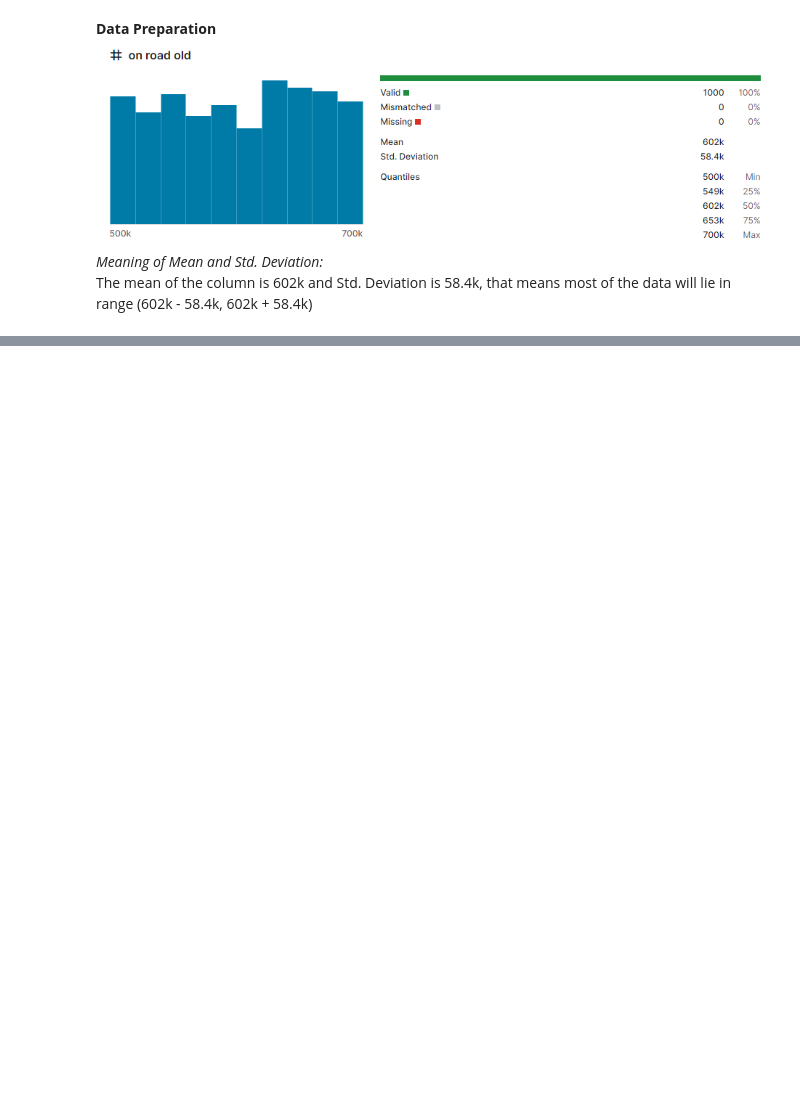
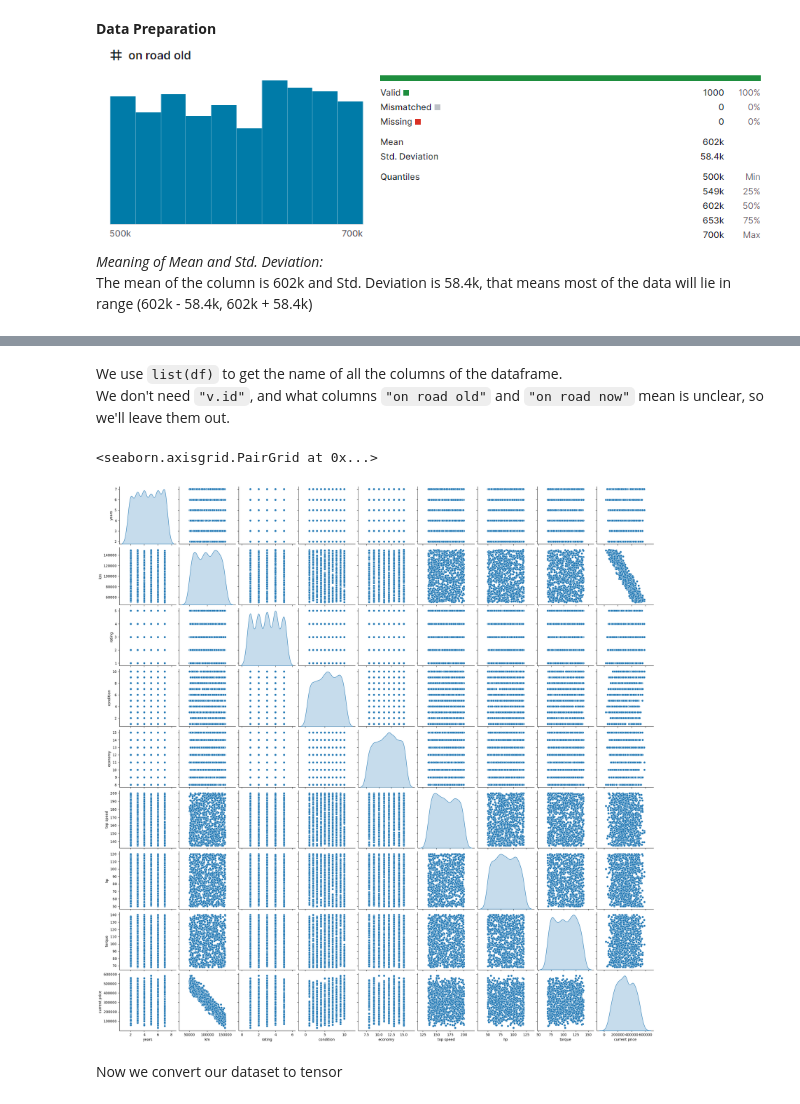
Before and after one commit to DangGiaChi/Deep-Learning-for-Computer-Vision-with-Python-and-TensorFlow-Course, a Jupyter notebook: Car-Price-Prediction/Car_price_prediction.ipynb, the cells around one changed output, grey strips where cells are left out. Drawn from its saved outputs; the diff is of its cells as text; code cells hidden in the pictures; blank space fills up the shorter version.

```diff
--- a/Car-Price-Prediction/Car_price_prediction.ipynb
+++ b/Car-Price-Prediction/Car_price_prediction.ipynb
@@ -19,0 +26,5 @@ The mean of the column is 602k and Std. Deviation is 58.4k, that means most of t
+# %%
+dataset_url = "https://raw.githubusercontent.com/DangGiaChi/Tensorflow-Course/main/Car-Price-Prediction/train.csv"
+urlretrieve(dataset_url, "train.csv")
+dataset = pd.read_csv("train.csv", delimiter = ",")
+print(dataset)
@@ -19,0 +49,15 @@ The mean of the column is 602k and Std. Deviation is 58.4k, that means most of t
+# %% [markdown]
+We use `list(df)` to get the name of all the columns of the dataframe.
+We don't need `"v.id"`, and what columns `"on road old"` and `"on road now"` mean is unclear, so we'll leave them out.
+# %%
+dataset_columns = list(dataset)
+unwanted_columns = ["v.id", "on road old", "on road now"]
+dataset_columns = [data for data in dataset_columns if data not in unwanted_columns]
+dataset = dataset[dataset_columns]
+
+sns.pairplot(dataset[dataset_columns], diag_kind = "kde")
+# %% [output]
+<seaborn.axisgrid.PairGrid at 0x...>
+[figure, added]
+# %% [markdown]
+Now we convert our dataset to tensor
```
Also changed, not shown: parts of 20 cells of this notebook.
